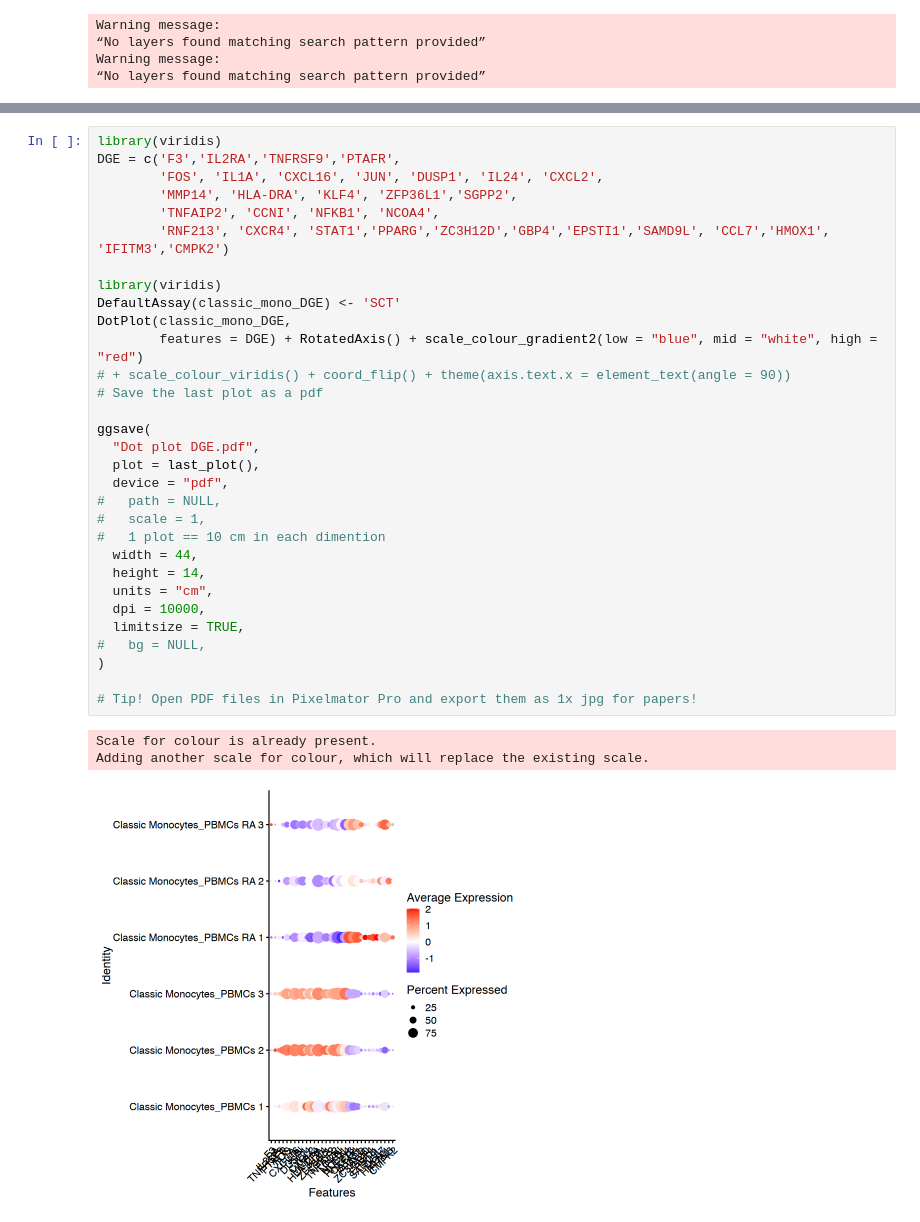
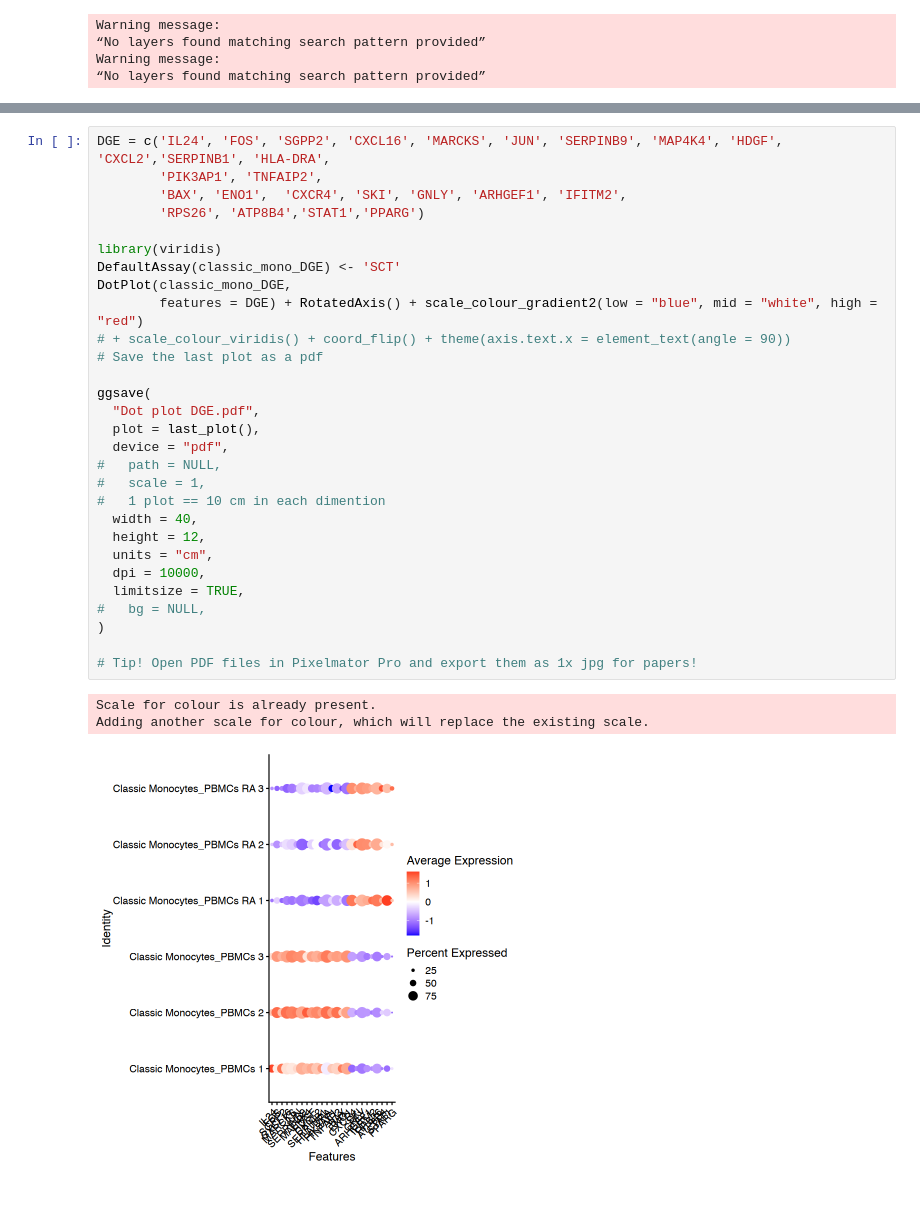
Before and after one commit to Perik-Zavodskii/TNF-scMultiomics-BD-Rhapsody, a Jupyter notebook: Seurat WNN.ipynb, the cells around one changed output, grey strips where cells are left out. Cells and saved outputs as stored; diff of their text form.

```diff
--- a/Seurat WNN.ipynb
+++ b/Seurat WNN.ipynb
@@ -849,36 +871,34 @@ Active assay: SCT (27915 features, 3000 variable features)
  5 dimensional reductions calculated: apca, pca, mRNA_harmony, abseq_harmony, wnn.umap
 # %%
-library(viridis)
-DGE = c('F3','IL2RA','TNFRSF9','PTAFR',
-        'FOS', 'IL1A', 'CXCL16', 'JUN', 'DUSP1', 'IL24', 'CXCL2',
-        'MMP14', 'HLA-DRA', 'KLF4', 'ZFP36L1','SGPP2',
-        'TNFAIP2', 'CCNI', 'NFKB1', 'NCOA4',
-        'RNF213', 'CXCR4', 'STAT1','PPARG','ZC3H12D','GBP4','EPSTI1','SAMD9L', 'CCL7','HMOX1', 'IFITM3','CMPK2')
+DGE = c('IL24', 'FOS', 'SGPP2', 'CXCL16', 'MARCKS', 'JUN', 'SERPINB9', 'MAP4K4', 'HDGF', 'CXCL2','SERPINB1', 'HLA-DRA',
+        'PIK3AP1', 'TNFAIP2',
+        'BAX', 'ENO1',  'CXCR4', 'SKI', 'GNLY', 'ARHGEF1', 'IFITM2',
+        'RPS26', 'ATP8B4','STAT1','PPARG')
 
 library(viridis)
 DefaultAssay(classic_mono_DGE) <- 'SCT'
 DotPlot(classic_mono_DGE,
         features = DGE) + RotatedAxis() + scale_colour_gradient2(low = "blue", mid = "white", high = "red")
 # + scale_colour_viridis() + coord_flip() + theme(axis.text.x = element_text(angle = 90))
 # Save the last plot as a pdf
 
 ggsave(
   "Dot plot DGE.pdf",
   plot = last_plot(),
   device = "pdf",
 #   path = NULL,
 #   scale = 1,
 #   1 plot == 10 cm in each dimention
-  width = 44,
-  height = 14,
+  width = 40,
+  height = 12,
   units = "cm",
   dpi = 10000,
   limitsize = TRUE,
 #   bg = NULL,
 )
 
 # Tip! Open PDF files in Pixelmator Pro and export them as 1x jpg for papers!
 # %% [output]
 Scale for colour is already present.
 Adding another scale for colour, which will replace the existing scale.
-[figure, old version]
+[figure, new version]
```
Also changed, not shown: parts of 4 cells of this notebook.
